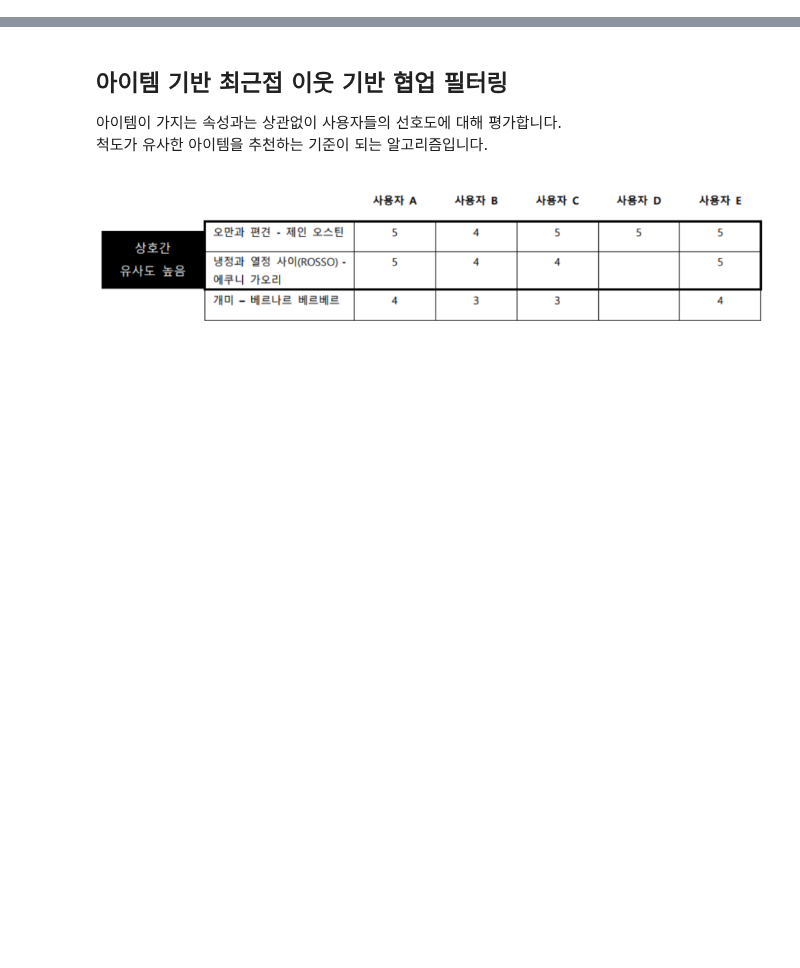
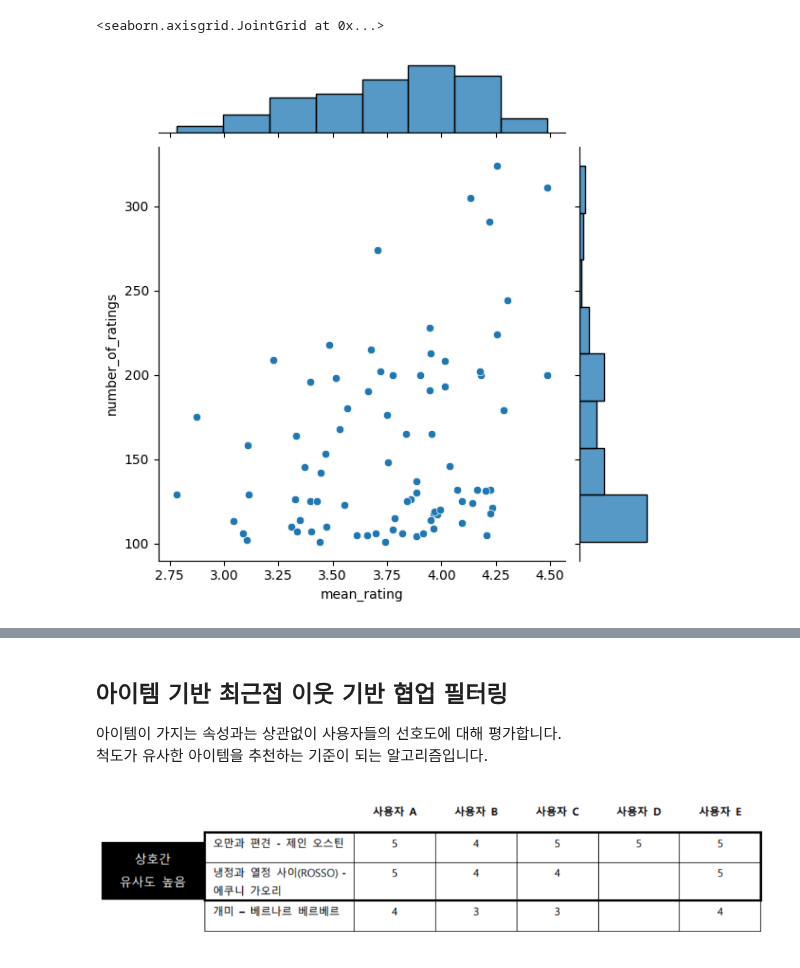
Before and after one commit to parking-place/PlayData_v2, a Jupyter notebook: 06. deep learning/4. RS Pytorch/3. Item-based Collaborative Filtering.ipynb, the cells around one changed output, grey strips where cells are left out. Cells and saved outputs as stored; diff of their text form; code cells hidden in the pictures; blank space fills up the shorter version.

```diff
--- a/06. deep learning/4. RS Pytorch/3. Item-based Collaborative Filtering.ipynb
+++ b/06. deep learning/4. RS Pytorch/3. Item-based Collaborative Filtering.ipynb
@@ -8,0 +88,6 @@
+# %%
+movies['genres'] = movies['genres'].apply(literal_eval)
+movies['genres'] = movies['genres'].map(lambda x: [y['name'] for y in x])
+movies['genres'] = movies['genres'].apply(lambda x: (' ').join(x))
+
+movies.head(2)
@@ -8,0 +101,9 @@
+# %%
+movies = movies.rename(columns={'id':'movieId'})
+movies['movieId'] = movies['movieId'].astype(str)
+ratings['movieId'] = ratings['movieId'].astype(str)
+
+df = pd.merge(ratings, movies[['movieId', 'title', 'genres']], how='inner', on='movieId')
+
+print(df.shape)
+df.head(2)
@@ -8,0 +117,7 @@
+# %%
+# Aggregate by movie
+agg_ratings = df.groupby('title').agg(
+    mean_rating = ('rating', 'mean'), number_of_ratings = ('rating', 'count')).reset_index()
+
+print(agg_ratings.shape)
+agg_ratings.head(2)
@@ -8,0 +129,6 @@
+# %%
+# Keep the movies with over 100 ratings
+agg_ratings_GT100 = agg_ratings[agg_ratings['number_of_ratings']>100]
+
+print(agg_ratings_GT100.shape)
+agg_ratings_GT100.head(2)
@@ -8,0 +150,6 @@
+# %%
+# Visulization
+sns.jointplot(x='mean_rating', y='number_of_ratings', data=agg_ratings_GT100)
+# %% [output]
+<seaborn.axisgrid.JointGrid at 0x...>
+[figure, added]
```
Also changed, not shown: parts of 83 cells of this notebook, 1 other file.
